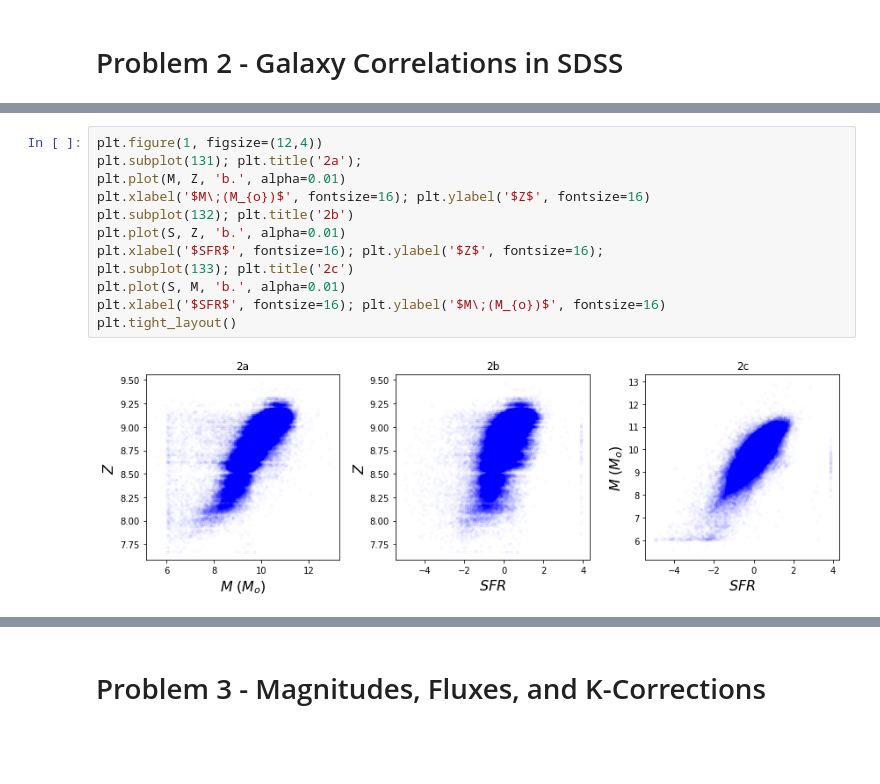
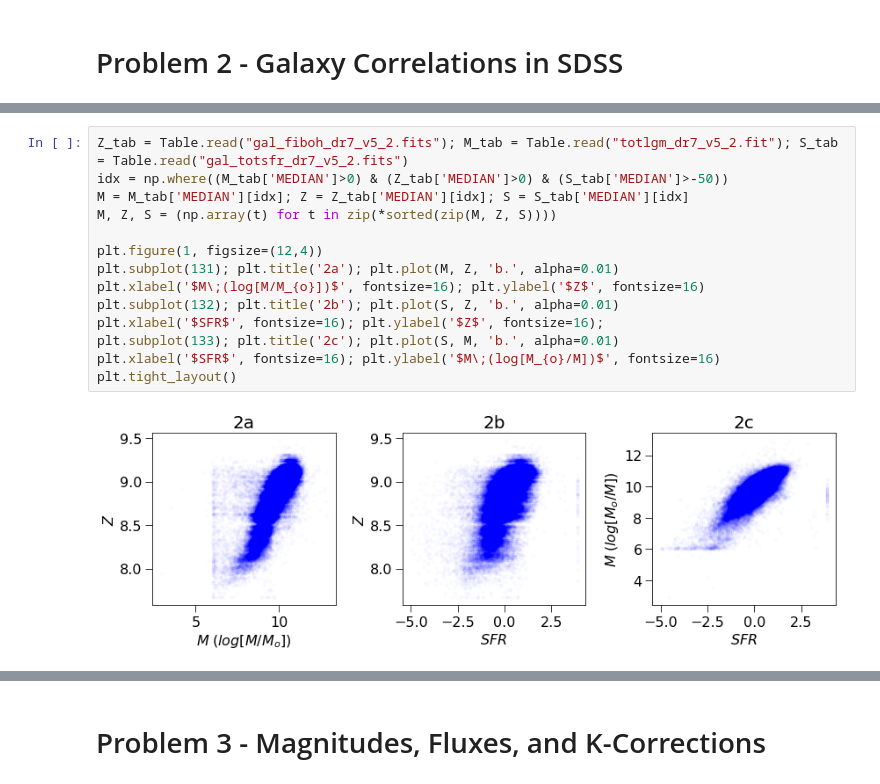
Before and after one commit to bluefatima/galaxies2018, a Jupyter notebook: PS1/Untitled.ipynb, the cells around one changed output, grey strips where cells are left out. Cells and saved outputs as stored; diff of their text form; blank space fills up the shorter version.

```diff
--- a/PS1/Untitled.ipynb
+++ b/PS1/Untitled.ipynb
@@ -17,14 +21,16 @@ system.
 # %%
+Z_tab = Table.read("gal_fiboh_dr7_v5_2.fits"); M_tab = Table.read("totlgm_dr7_v5_2.fit"); S_tab = Table.read("gal_totsfr_dr7_v5_2.fits")
+idx = np.where((M_tab['MEDIAN']>0) & (Z_tab['MEDIAN']>0) & (S_tab['MEDIAN']>-50))
+M = M_tab['MEDIAN'][idx]; Z = Z_tab['MEDIAN'][idx]; S = S_tab['MEDIAN'][idx]
+M, Z, S = (np.array(t) for t in zip(*sorted(zip(M, Z, S))))
+
 plt.figure(1, figsize=(12,4))
-plt.subplot(131); plt.title('2a');
-plt.plot(M, Z, 'b.', alpha=0.01)
-plt.xlabel('$M\;(M_{o})$', fontsize=16); plt.ylabel('$Z$', fontsize=16)
-plt.subplot(132); plt.title('2b')
-plt.plot(S, Z, 'b.', alpha=0.01)
+plt.subplot(131); plt.title('2a'); plt.plot(M, Z, 'b.', alpha=0.01)
+plt.xlabel('$M\;(log[M/M_{o}])$', fontsize=16); plt.ylabel('$Z$', fontsize=16)
+plt.subplot(132); plt.title('2b'); plt.plot(S, Z, 'b.', alpha=0.01)
 plt.xlabel('$SFR$', fontsize=16); plt.ylabel('$Z$', fontsize=16);
-plt.subplot(133); plt.title('2c')
-plt.plot(S, M, 'b.', alpha=0.01)
-plt.xlabel('$SFR$', fontsize=16); plt.ylabel('$M\;(M_{o})$', fontsize=16)
+plt.subplot(133); plt.title('2c'); plt.plot(S, M, 'b.', alpha=0.01)
+plt.xlabel('$SFR$', fontsize=16); plt.ylabel('$M\;(log[M_{o}/M])$', fontsize=16)
 plt.tight_layout()
 # %% [output]
-[figure, old version]
+[figure, new version]
```
Also changed, not shown: parts of 14 cells of this notebook, 2 other files.
